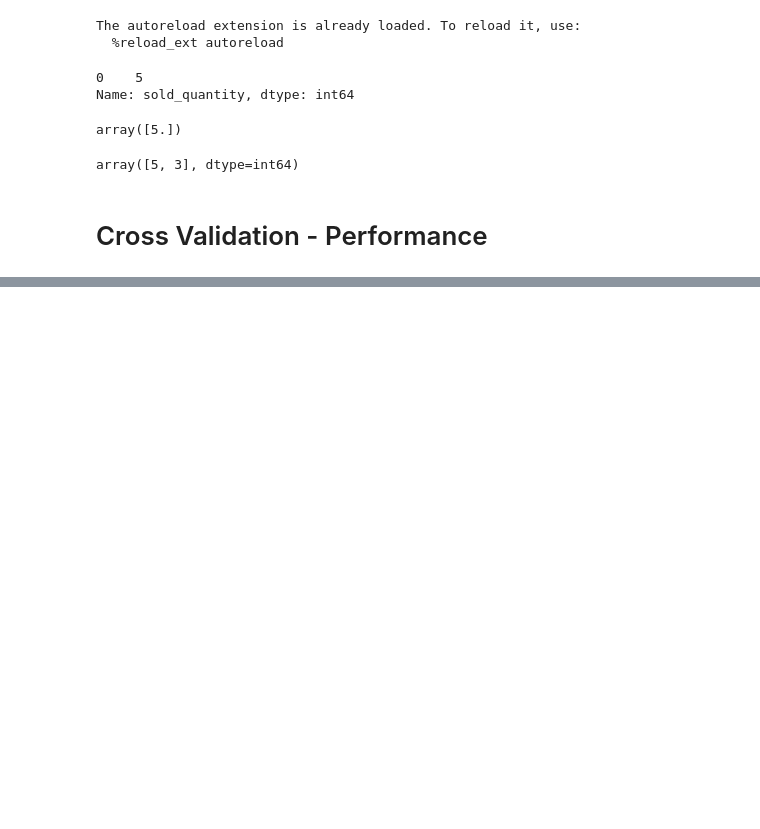
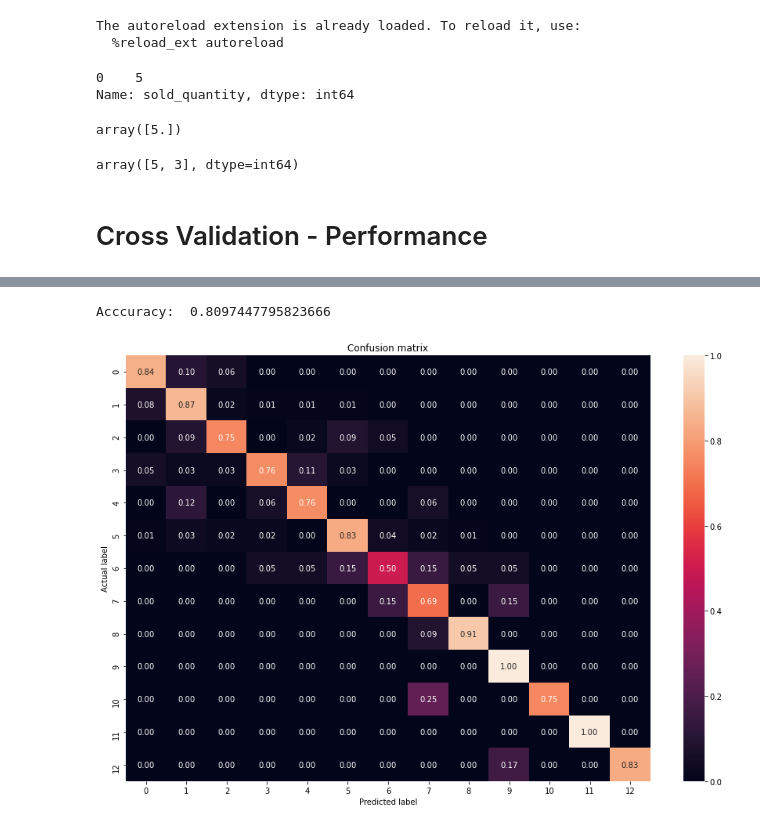
Before and after one commit to sguarnaccio/MeLi, a Jupyter notebook: modelo.ipynb, the cells around one changed output, grey strips where cells are left out. Saved outputs shown, nothing was run; the diff lists cells and outputs as text; code cells hidden in the pictures; blank space fills up the shorter version.

```diff
--- a/modelo.ipynb
+++ b/modelo.ipynb
@@ -513,6 +518,3 @@ Epoch 25/25
-# %%
-enc = OneHotEncoder(handle_unknown='ignore', sparse=False)
-label = enc.fit_transform(np.array(labels).reshape(-1, 1))
 # %%
 #models
 neigh_cv = KNeighborsClassifier(n_neighbors=5, n_jobs = -1)
@@ -561,0 +699,14 @@ scores_table.sort_values(by=['test_f1_macro'], ascending=False)
+# %%
+dtree_cv = DecisionTreeClassifier(random_state=7)
+dtree_cv.fit(data_train, label)
+y_pred = dtree_cv.predict(data_test)
+# %%
+conf_matrix = confusion_matrix(label_test.argmax(axis=1), y_pred.argmax(axis=1))
+acc = accuracy_score(label_test.argmax(axis=1), y_pred.argmax(axis=1))
+f1 = f1_score(label_test.argmax(axis=1), y_pred.argmax(axis=1), average = None)
+
+print('Acccuracy: ', acc)
+plot_cm(label_test.argmax(axis=1), y_pred.argmax(axis=1))
+# %% [output]
+Acccuracy:  0.8097447795823666
+[figure, added]
```
Also changed, not shown: parts of 36 cells of this notebook.
